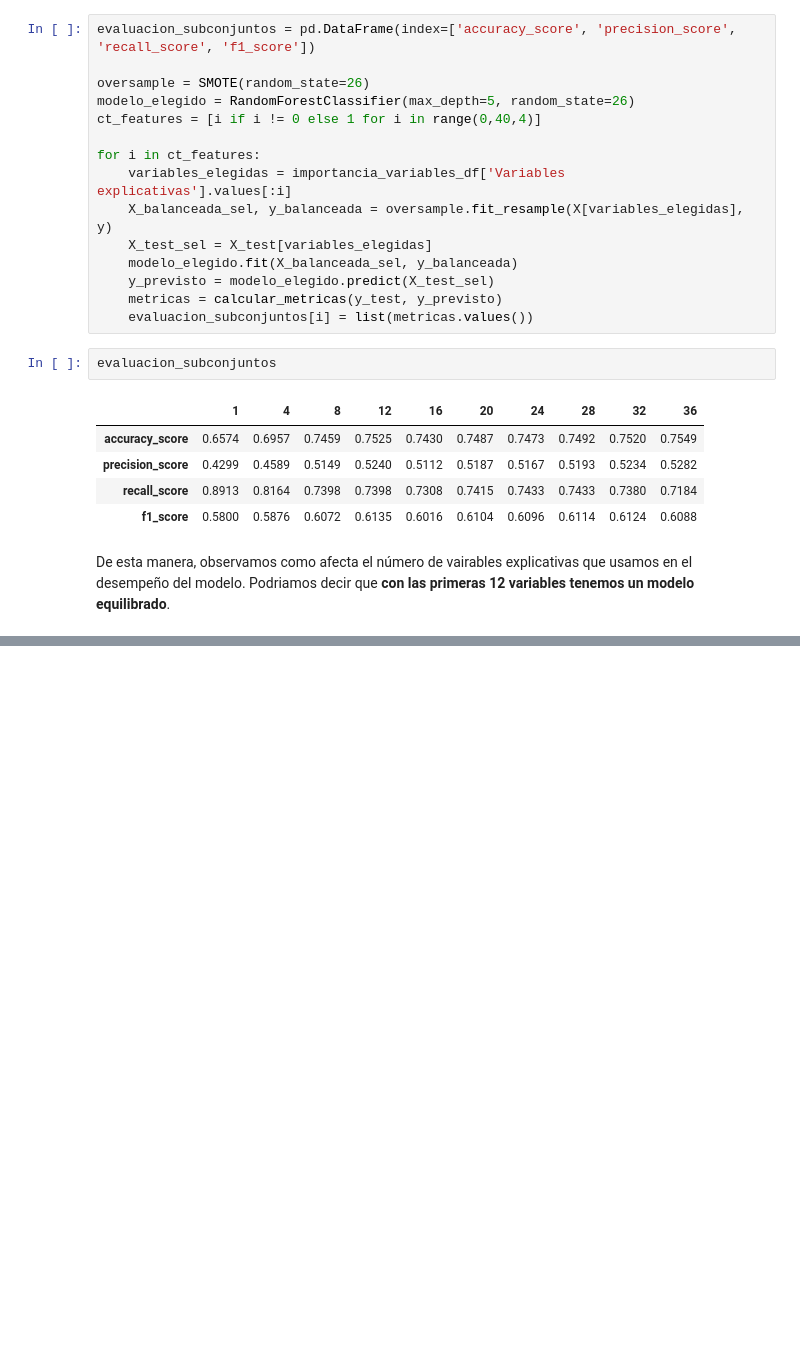
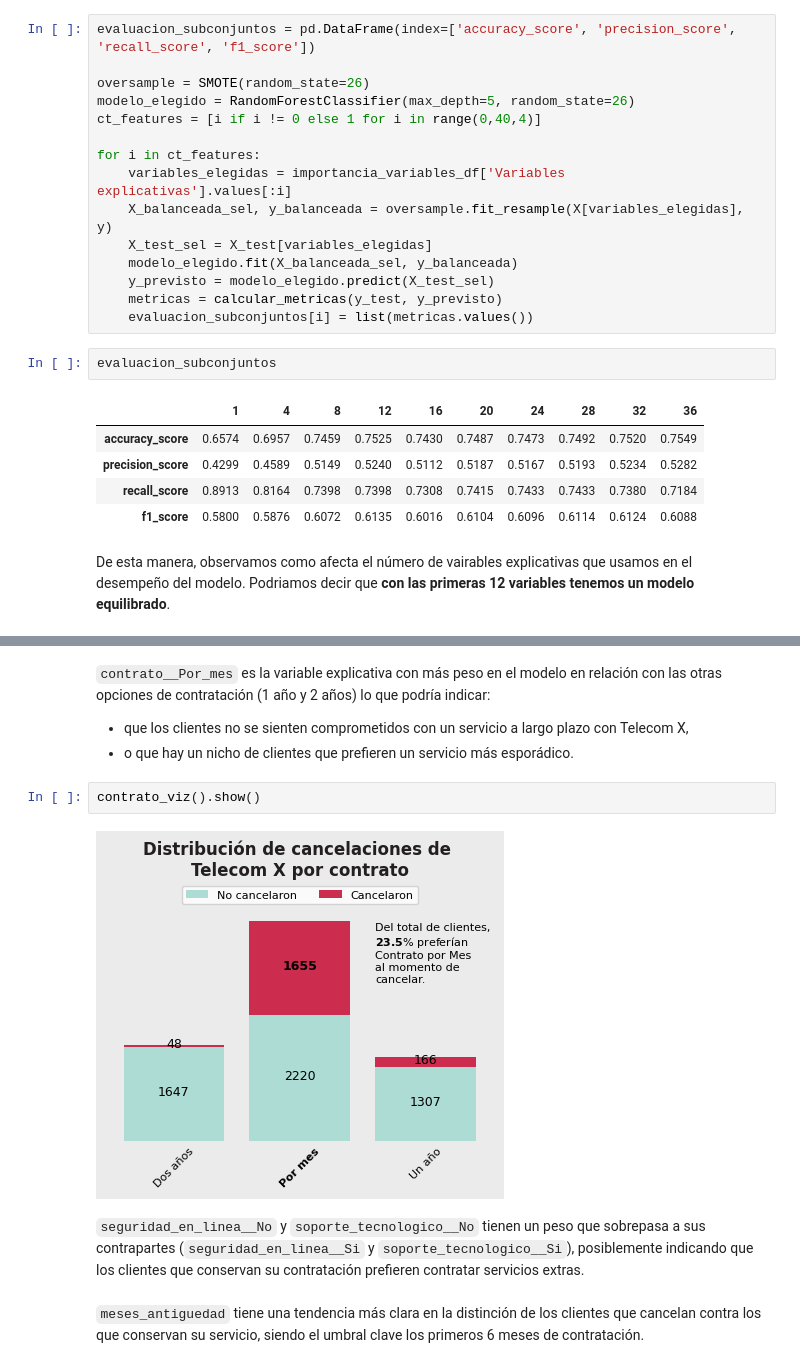
Before and after one commit to carloslozano-rg/challenge-telecom-x-parte-2-modelo-predictivo, a Jupyter notebook: Telecom_X_Modelo_Predictivo.ipynb, the cells around one changed output, grey strips where cells are left out. Saved outputs shown, nothing was run; the diff lists cells and outputs as text; blank space fills up the shorter version.

```diff
--- a/Telecom_X_Modelo_Predictivo.ipynb
+++ b/Telecom_X_Modelo_Predictivo.ipynb
@@ -922,0 +1007,12 @@ De esta manera, observamos como afecta el número de vairables explicativas que
+# %% [markdown]
+`contrato__Por_mes` es la variable explicativa con más peso en el modelo en relación con las otras opciones de contratación (1 año y 2 años) lo que podría indicar:
+- que los clientes no se sienten comprometidos con un servicio a largo plazo con Telecom X,
+- o que hay un nicho de clientes que prefieren un servicio más esporádico.
+# %%
+contrato_viz().show()
+# %% [output]
+[figure, added]
+# %% [markdown]
+`seguridad_en_linea__No` y `soporte_tecnologico__No` tienen un peso que sobrepasa a sus contrapartes (`seguridad_en_linea__Si` y `soporte_tecnologico__Si`), posiblemente indicando que los clientes que conservan su contratación prefieren contratar servicios extras.
+# %% [markdown]
+`meses_antiguedad` tiene una tendencia más clara en la distinción de los clientes que cancelan contra los que conservan su servicio, siendo el umbral clave los primeros 6 meses de contratación.
```
Also changed, not shown: parts of 23 cells of this notebook, 1 other file.
